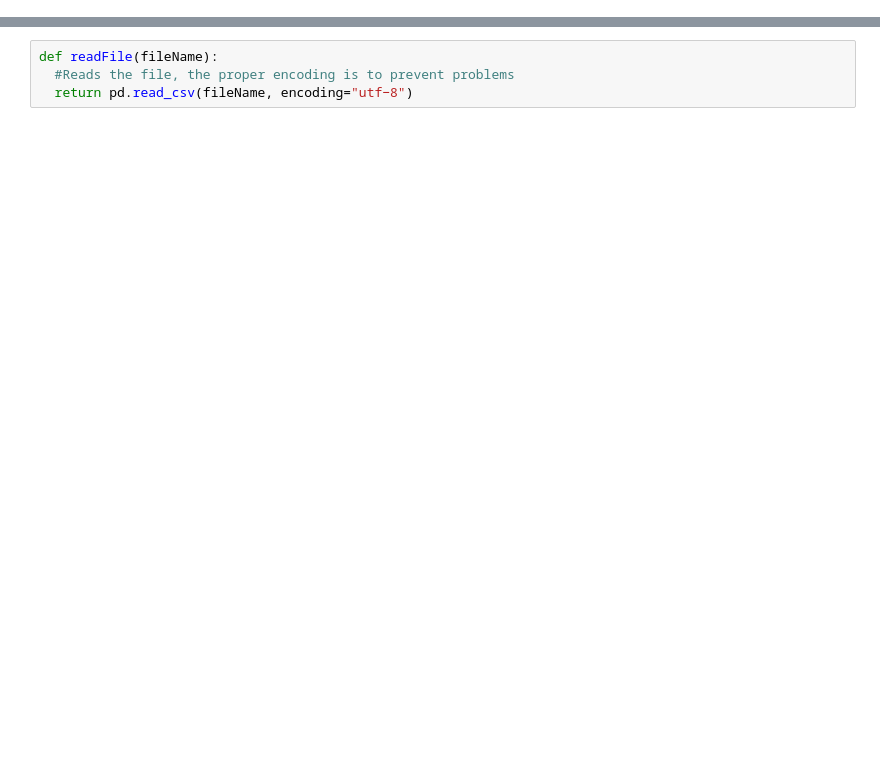
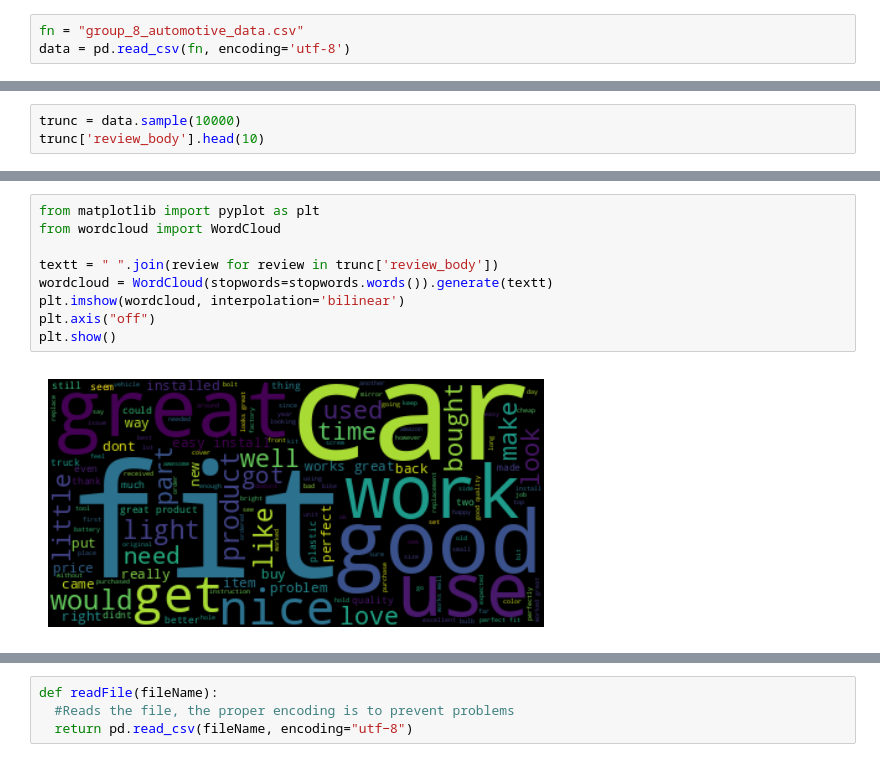
Before and after one commit to Coretteket/dsp, a Jupyter notebook: main.ipynb, the cells around one changed output, grey strips where cells are left out. Cells and saved outputs as stored; diff of their text form; blank space fills up the shorter version.

```diff
--- a/main.ipynb
+++ b/main.ipynb
@@ -8,0 +14,3 @@ from nltk.tokenize import word_tokenize
+# %%
+fn = "group_8_automotive_data.csv"
+data = pd.read_csv(fn, encoding='utf-8')
@@ -8,0 +84,3 @@ from nltk.tokenize import word_tokenize
+# %%
+trunc = data.sample(10000)
+trunc['review_body'].head(10)
@@ -8,0 +230,11 @@ from nltk.tokenize import word_tokenize
+# %%
+from matplotlib import pyplot as plt
+from wordcloud import WordCloud
+
+textt = " ".join(review for review in trunc['review_body'])
+wordcloud = WordCloud(stopwords=stopwords.words()).generate(textt)
+plt.imshow(wordcloud, interpolation='bilinear')
+plt.axis("off")
+plt.show()
+# %% [output]
+[figure, added]
```
Also changed, not shown: parts of 15 cells of this notebook.
